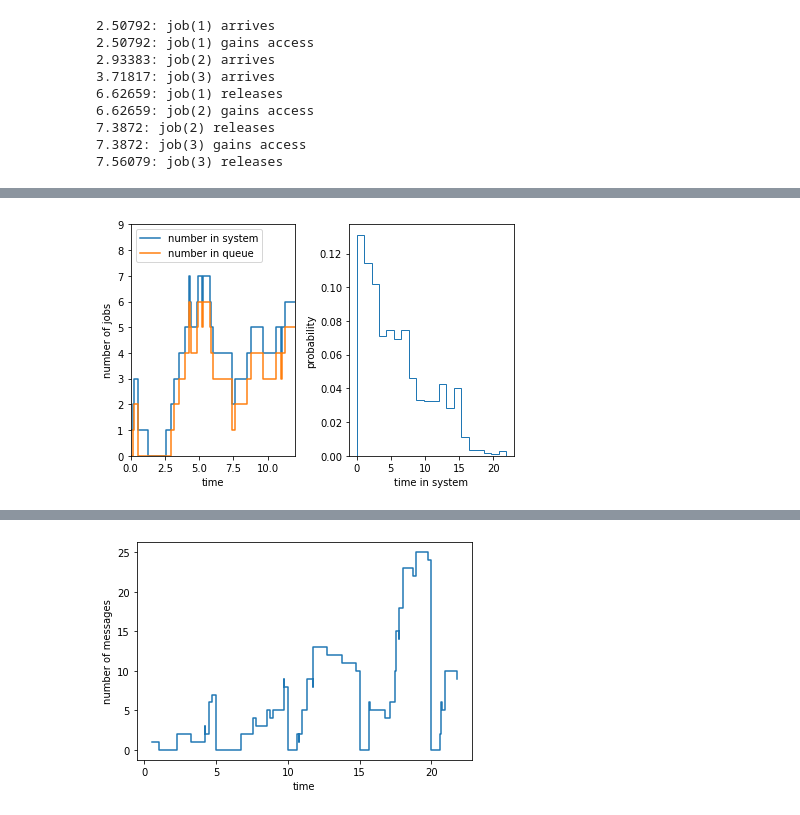
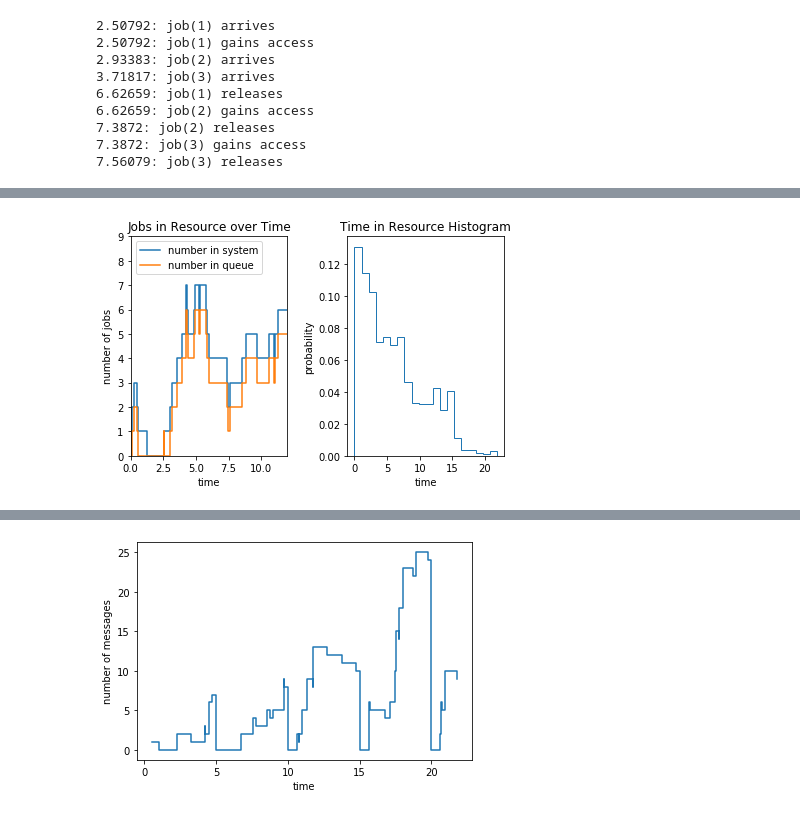
Before and after one commit to liuxfiu/simulus, a Jupyter notebook: docs/tutorial-tips.ipynb, the cells around one changed output, grey strips where cells are left out. Saved outputs shown, nothing was run; the diff lists cells and outputs as text; code cells hidden in the pictures.

```diff
--- a/docs/tutorial-tips.ipynb
+++ b/docs/tutorial-tips.ipynb
@@ -121,16 +127,9 @@ sim = simulus.simulator()
 
 dc = simulus.DataCollector(
     arrivals='timemarks(all)',
-#    services='timemarks()',
-#    reneges='timemarks',
-#    departs='timemarks(all)',
     inter_arrivals='runstats()',
-#    queue_times='runstats',
-#    renege_times='runstats',
-    service_times='runstats',
     system_times='runstats(all)',
     in_systems='timeseries(all)',
-#    in_services='timeseries',
     in_queues='timeseries(all)'
 )
 r = sim.resource(collect=dc)
@@ -159,23 +162,25 @@ in_queues (timeseries): samples=1873
 # %%
 %matplotlib inline
 import matplotlib.pyplot as plt
 
 fig, axs = plt.subplots(1, 2, tight_layout=True)
 insys = dc.in_systems.data()
 inque = dc.in_queues.data()
 axs[0].step(*zip(*insys), where='post', label="number in system")
 axs[0].step(*zip(*inque), where='post', label="number in queue")
 axs[0].set_xlim([0,12])
 axs[0].set_ylim([0,9])
+axs[0].set_title('Jobs in Resource over Time')
 axs[0].set_xlabel('time')
 axs[0].set_ylabel('number of jobs')
 axs[0].legend(loc='upper left')
 
 st = dc.system_times.data()
 axs[1].hist(st, bins=20, density=True, histtype='step')
-axs[1].set_xlabel('time in system')
+axs[1].set_title('Time in Resource Histogram')
+axs[1].set_xlabel('time')
 axs[1].set_ylabel('probability')
 
 plt.show()
 # %% [output]
-[figure, old version]
+[figure, new version]
```
Also changed, not shown: parts of 12 cells of this notebook, 11 other files.
